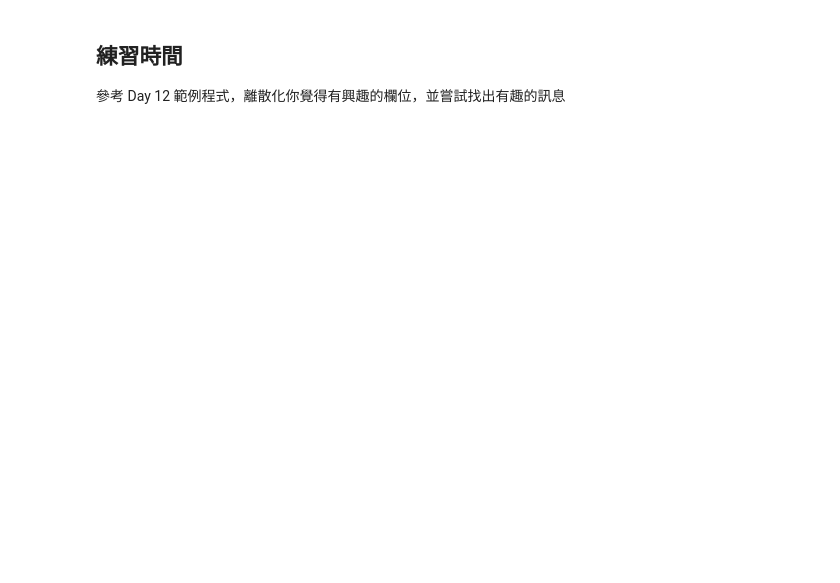
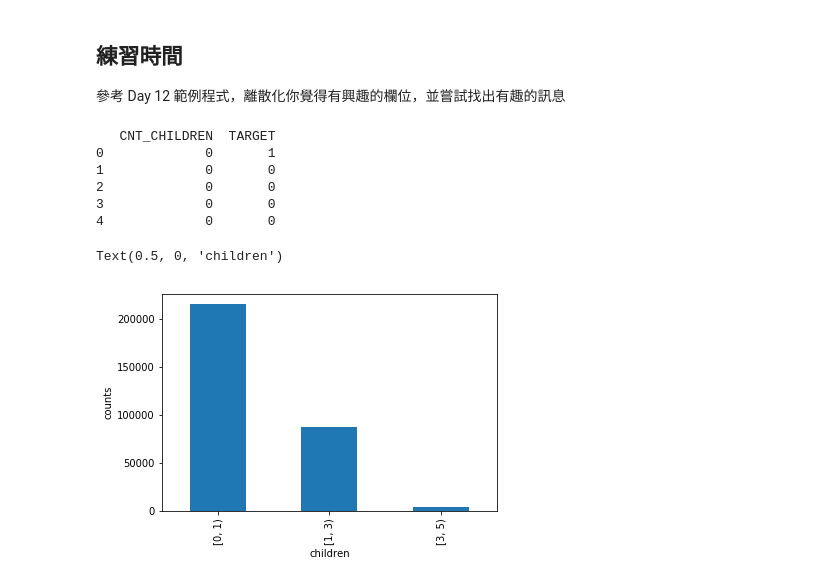
Before and after one commit to Julian-Chu/2nd-ML100Days, a Jupyter notebook: Day_013_HW.ipynb, the cells around one changed output. Cells and saved outputs as stored; diff of their text form; code cells hidden in the pictures; blank space fills up the shorter version.

```diff
--- a/Day_013_HW.ipynb
+++ b/Day_013_HW.ipynb
@@ -62,3 +107,22 @@ type(sub_train)
 # %% [markdown]
 ## 練習時間
 參考 Day 12 範例程式，離散化你覺得有興趣的欄位，並嘗試找出有趣的訊息
+# %%
+sub_train2 = app_train.loc[:,['CNT_CHILDREN', 'TARGET']]
+sbu_train2 = sub_train2[sub_train2['TARGET']==1]
+print(sub_train2.head())
+bin_cut = [0, 1,3,5]
+sub_train2['customized_child_group'] = pd.cut(sub_train2['CNT_CHILDREN'], bins=bin_cut,include_lowest=True, right=False)
+sub_train2.head(10)
+sub_train2['customized_child_group'].value_counts().plot.bar()
+plt.ylabel('counts')
+plt.xlabel('children')
+# %% [output]
+   CNT_CHILDREN  TARGET
+0             0       1
+1             0       0
+2             0       0
+3             0       0
+4             0       0
+Text(0.5, 0, 'children')
+[figure, added]
```
Also changed, not shown: parts of 5 cells of this notebook.
